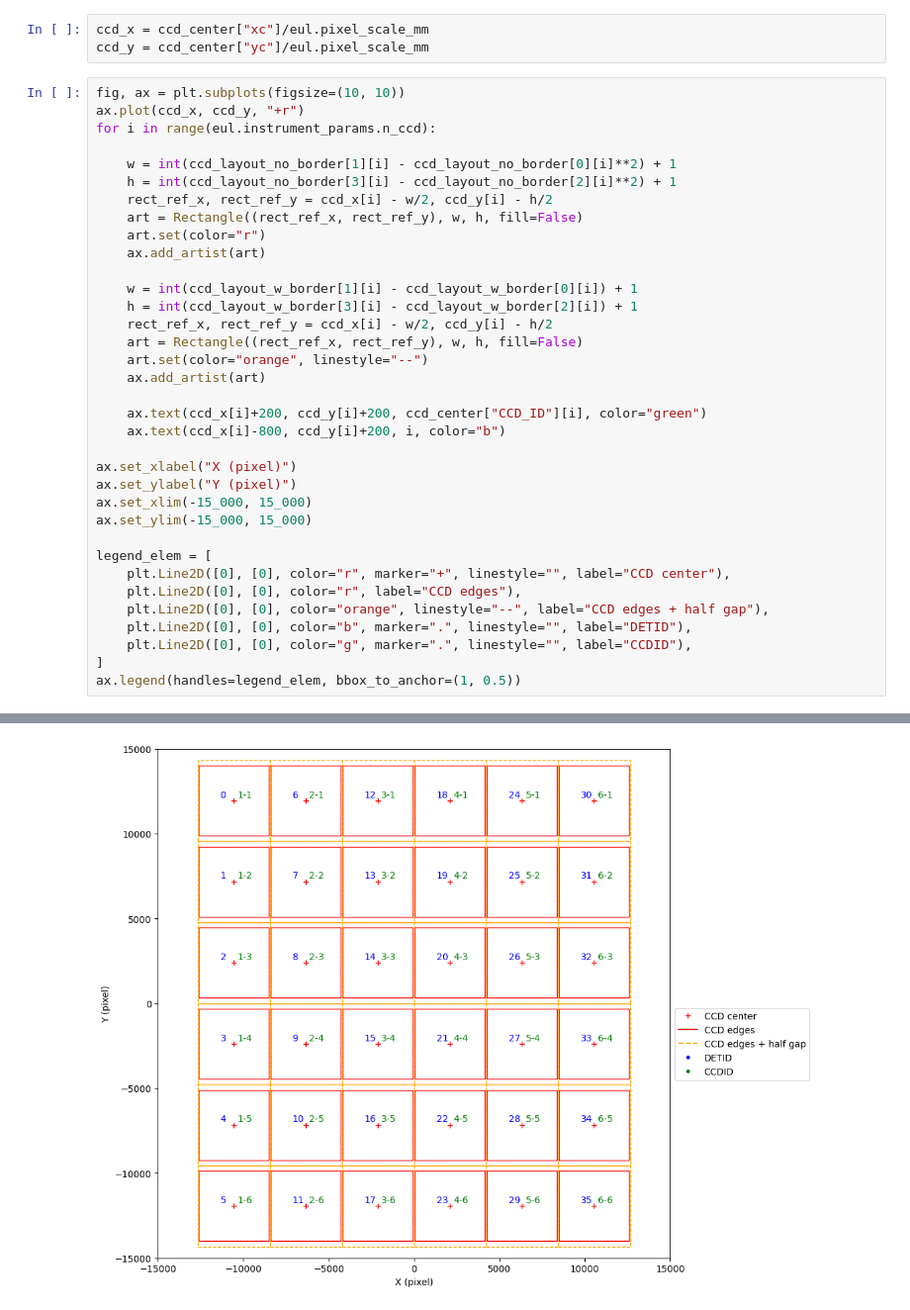
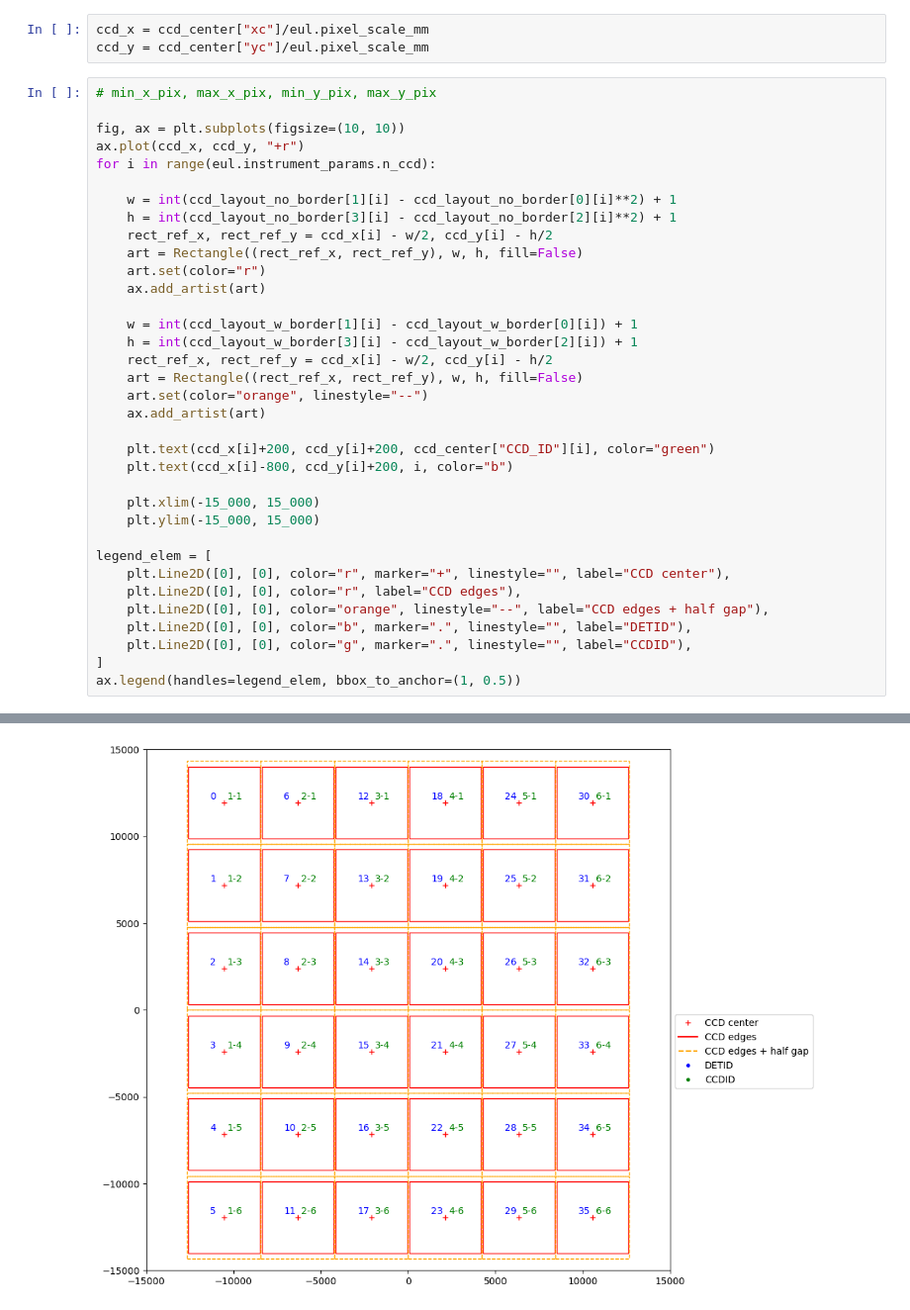
Before and after one commit to GalSim-developers/GalSim-Euclid-Like, a Jupyter notebook: examples/focal_plane_layout.ipynb, the cells around one changed output, grey strips where cells are left out. Shown: that part at 99% size. Drawn from its saved outputs; the diff is of its cells as text.

Commit message:
Revert "Add figure of the focal plane"
This reverts commit 185109da72c3c34cd6562846900c97df30171ede.

```diff
--- a/examples/focal_plane_layout.ipynb
+++ b/examples/focal_plane_layout.ipynb
@@ -16,40 +13,40 @@ ccd_layout_w_border = eul.euclidlike_wcs._calculate_minmax_pix(include_border=Tr
 ccd_x = ccd_center["xc"]/eul.pixel_scale_mm
 ccd_y = ccd_center["yc"]/eul.pixel_scale_mm
 # %%
+# min_x_pix, max_x_pix, min_y_pix, max_y_pix
+
 fig, ax = plt.subplots(figsize=(10, 10))
 ax.plot(ccd_x, ccd_y, "+r")
 for i in range(eul.instrument_params.n_ccd):
 
     w = int(ccd_layout_no_border[1][i] - ccd_layout_no_border[0][i]**2) + 1
     h = int(ccd_layout_no_border[3][i] - ccd_layout_no_border[2][i]**2) + 1
     rect_ref_x, rect_ref_y = ccd_x[i] - w/2, ccd_y[i] - h/2
     art = Rectangle((rect_ref_x, rect_ref_y), w, h, fill=False)
     art.set(color="r")
     ax.add_artist(art)
 
     w = int(ccd_layout_w_border[1][i] - ccd_layout_w_border[0][i]) + 1
     h = int(ccd_layout_w_border[3][i] - ccd_layout_w_border[2][i]) + 1
     rect_ref_x, rect_ref_y = ccd_x[i] - w/2, ccd_y[i] - h/2
     art = Rectangle((rect_ref_x, rect_ref_y), w, h, fill=False)
     art.set(color="orange", linestyle="--")
     ax.add_artist(art)
 
-    ax.text(ccd_x[i]+200, ccd_y[i]+200, ccd_center["CCD_ID"][i], color="green")
-    ax.text(ccd_x[i]-800, ccd_y[i]+200, i, color="b")
+    plt.text(ccd_x[i]+200, ccd_y[i]+200, ccd_center["CCD_ID"][i], color="green")
+    plt.text(ccd_x[i]-800, ccd_y[i]+200, i, color="b")
 
-ax.set_xlabel("X (pixel)")
-ax.set_ylabel("Y (pixel)")
-ax.set_xlim(-15_000, 15_000)
-ax.set_ylim(-15_000, 15_000)
+    plt.xlim(-15_000, 15_000)
+    plt.ylim(-15_000, 15_000)
 
 legend_elem = [
     plt.Line2D([0], [0], color="r", marker="+", linestyle="", label="CCD center"),
     plt.Line2D([0], [0], color="r", label="CCD edges"),
     plt.Line2D([0], [0], color="orange", linestyle="--", label="CCD edges + half gap"),
     plt.Line2D([0], [0], color="b", marker=".", linestyle="", label="DETID"),
     plt.Line2D([0], [0], color="g", marker=".", linestyle="", label="CCDID"),
 ]
 ax.legend(handles=legend_elem, bbox_to_anchor=(1, 0.5))
 # %% [output]
 <matplotlib.legend.Legend at 0x...>
-[figure, old version]
+[figure, new version]
```
Also changed, not shown: parts of 2 cells of this notebook, 1 other file.
